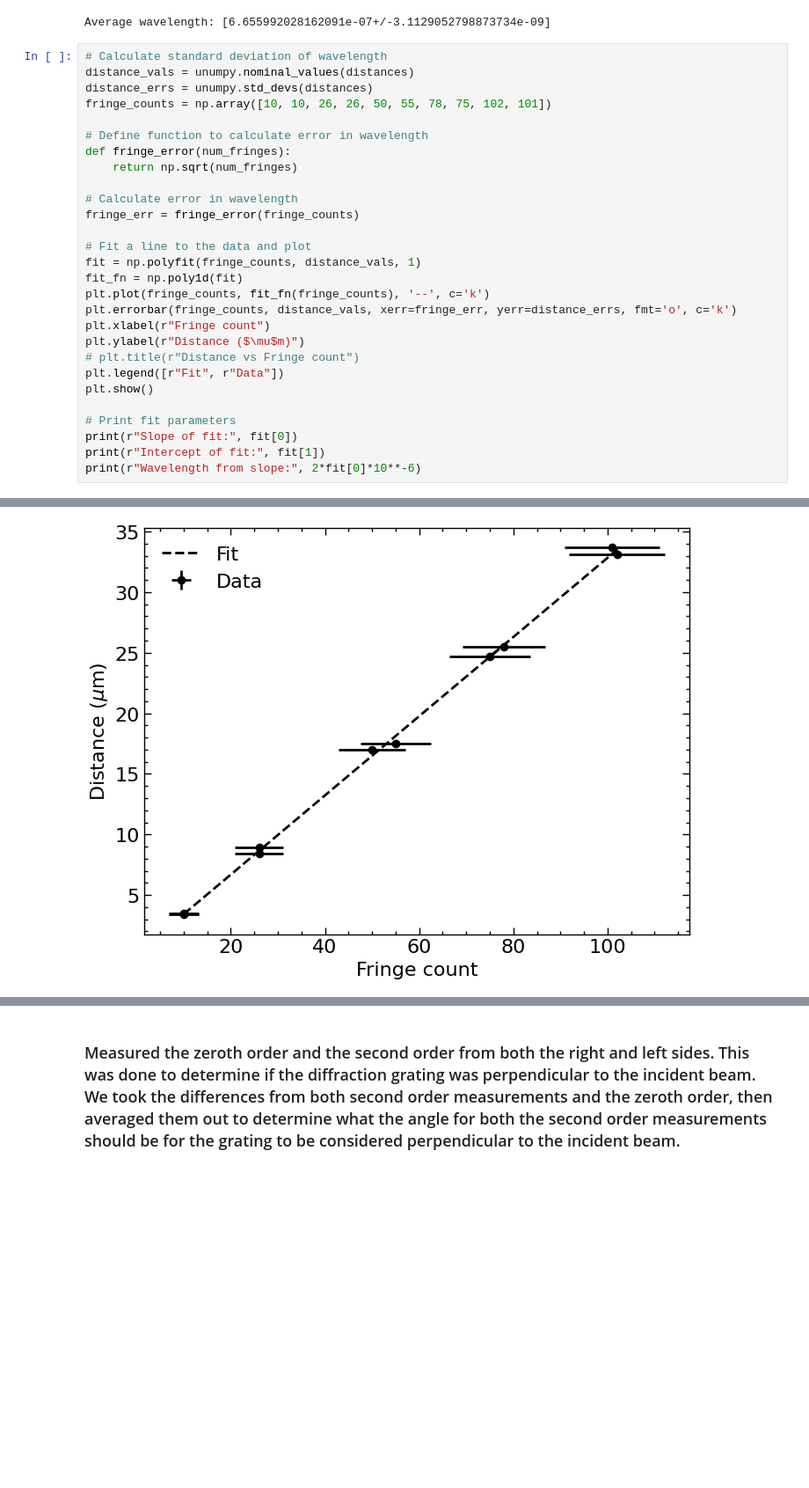
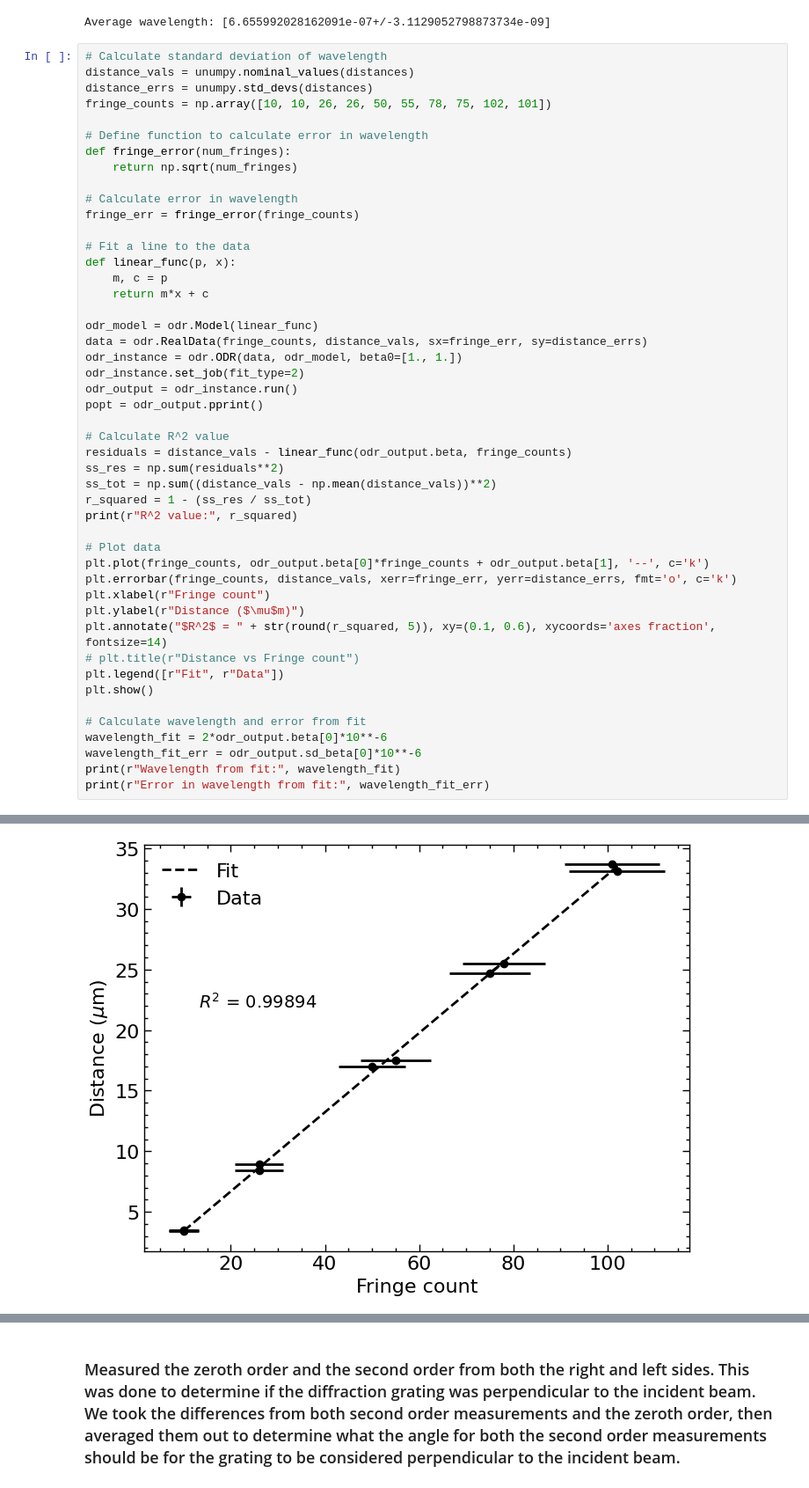
Before and after one commit to wmallah/OpticsLab, a Jupyter notebook: dispersion_curve_experiment/code/data_analysis.ipynb, the cells around one changed output, grey strips where cells are left out. Shown at 88% size. Cells and saved outputs as stored; diff of their text form; blank space fills up the shorter version.

Commit message:
Changed fit to ODR for wavelength plot and added R^2

```diff
--- a/dispersion_curve_experiment/code/data_analysis.ipynb
+++ b/dispersion_curve_experiment/code/data_analysis.ipynb
@@ -61,19 +61,38 @@ def fringe_error(num_fringes):
 # Calculate error in wavelength
 fringe_err = fringe_error(fringe_counts)
 
-# Fit a line to the data and plot
-fit = np.polyfit(fringe_counts, distance_vals, 1)
-fit_fn = np.poly1d(fit)
-plt.plot(fringe_counts, fit_fn(fringe_counts), '--', c='k')
+# Fit a line to the data
+def linear_func(p, x):
+    m, c = p
+    return m*x + c
+
+odr_model = odr.Model(linear_func)
+data = odr.RealData(fringe_counts, distance_vals, sx=fringe_err, sy=distance_errs)
+odr_instance = odr.ODR(data, odr_model, beta0=[1., 1.])
+odr_instance.set_job(fit_type=2)
+odr_output = odr_instance.run()
+popt = odr_output.pprint()
+
+# Calculate R^2 value
+residuals = distance_vals - linear_func(odr_output.beta, fringe_counts)
+ss_res = np.sum(residuals**2)
+ss_tot = np.sum((distance_vals - np.mean(distance_vals))**2)
+r_squared = 1 - (ss_res / ss_tot)
+print(r"R^2 value:", r_squared)
+
+# Plot data
+plt.plot(fringe_counts, odr_output.beta[0]*fringe_counts + odr_output.beta[1], '--', c='k')
 plt.errorbar(fringe_counts, distance_vals, xerr=fringe_err, yerr=distance_errs, fmt='o', c='k')
 plt.xlabel(r"Fringe count")
 plt.ylabel(r"Distance ($\mu$m)")
+plt.annotate("$R^2$ = " + str(round(r_squared, 5)), xy=(0.1, 0.6), xycoords='axes fraction', fontsize=14)
 # plt.title(r"Distance vs Fringe count")
 plt.legend([r"Fit", r"Data"])
 plt.show()
 
-# Print fit parameters
-print(r"Slope of fit:", fit[0])
-print(r"Intercept of fit:", fit[1])
-print(r"Wavelength from slope:", 2*fit[0]*10**-6)
+# Calculate wavelength and error from fit
+wavelength_fit = 2*odr_output.beta[0]*10**-6
+wavelength_fit_err = odr_output.sd_beta[0]*10**-6
+print(r"Wavelength from fit:", wavelength_fit)
+print(r"Error in wavelength from fit:", wavelength_fit_err)
 # %% [output]
@@ -80 +108 @@ print(r"Wavelength from slope:", 2*fit[0]*10**-6)
-[figure, old version]
+[figure, new version]
```
Also changed, not shown: parts of 6 cells of this notebook, 3 other files.
